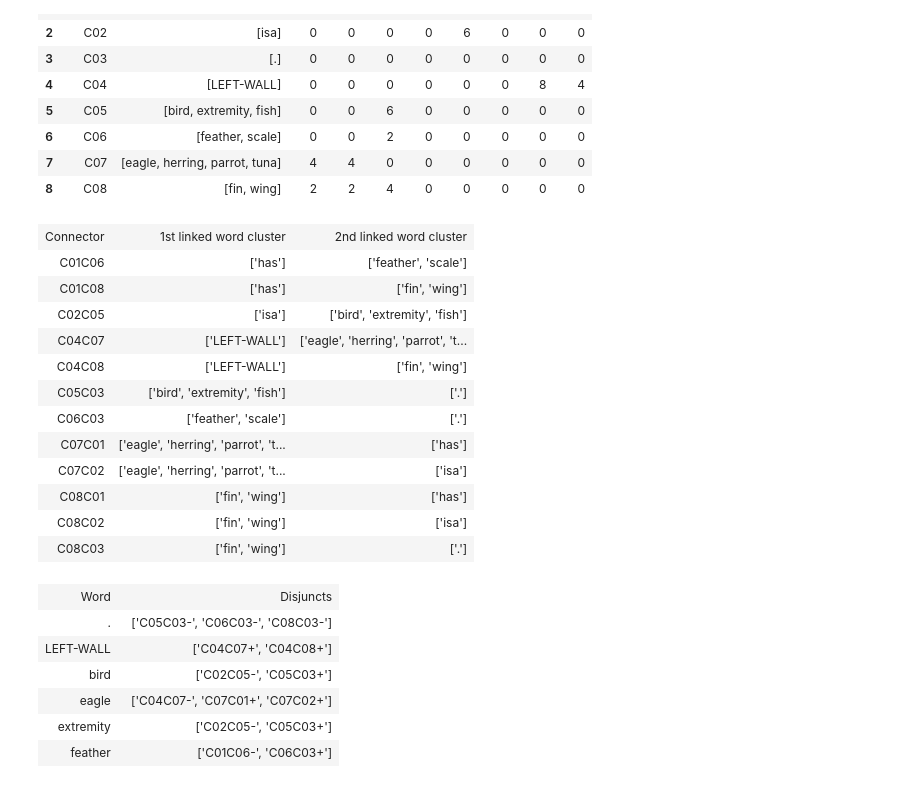
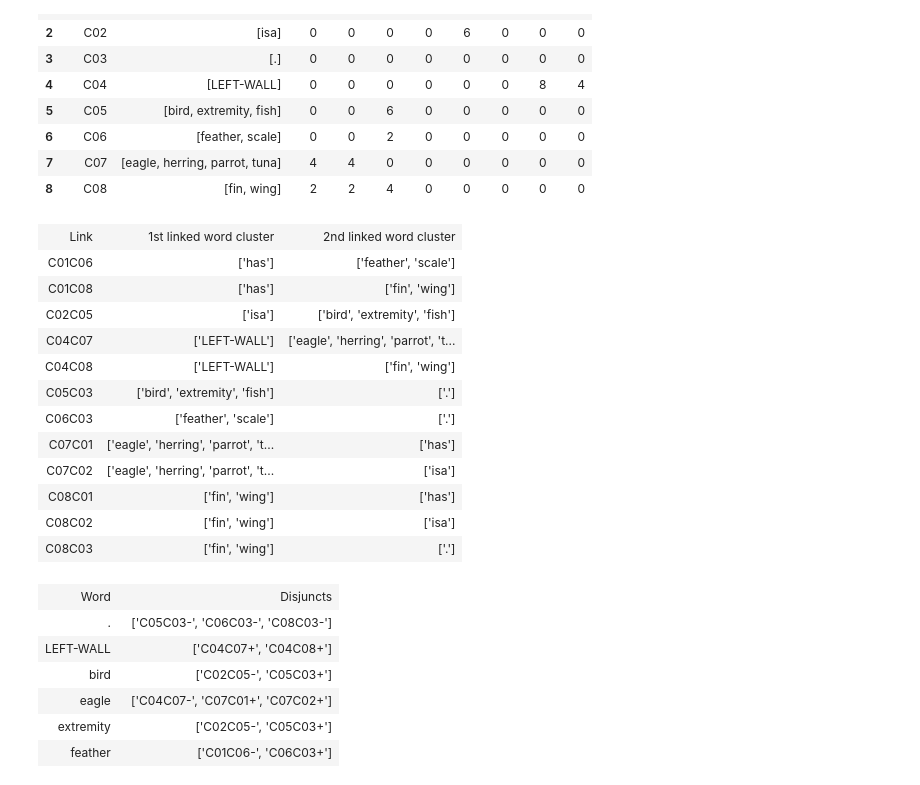
Before and after one commit to opencog/language-learning, a Jupyter notebook: notebooks/POC-Turtle-4-Grammar-Learning.ipynb, the cells around one changed output. Drawn from its saved outputs; the diff is of its cells as text; code cells hidden in the pictures.

Commit message:
POC-Turtle-4 update: learn Link Grammar rules analyzing word connectors
Update Link Grammar rules inference, test learned rules with Link Grammar parses (OK).

```diff
--- a/notebooks/POC-Turtle-4-Grammar-Learning.ipynb
+++ b/notebooks/POC-Turtle-4-Grammar-Learning.ipynb
@@ -28,10 +28,10 @@ print(UTC(), ':: module_path:', module_path)
 # %% [markdown]
 ## 4.1 Settings, parameters, data.
 # %%
-prj_dir = '../output/Turtle-4-2018-02-24/'  # project directory
+prj_dir = '../output/Turtle-4-2018-03-14/'  # project directory
 prefix = ''     # all project files will start with this prefix
 verbose = 'max' # printed comments: 'none', 'min', 'max'
-log = {'project': 'POC-Turtle-4: Grammar Learner'}
+log = {'project': 'POC-Turtle-4+: Grammar Learner update'}
 
 if not os.path.exists(prj_dir):
     os.makedirs(prj_dir)
@@ -248,0 +240,4 @@ connectors.tail(4)
+# %%
+from src.space.turtle import wps2links
+links = wps2links(wps, clusters)
+links.tail(4)
@@ -260,12 +261,12 @@ cluster_links_matrix(clusters, connectors)
 | 7 | C07 | [eagle, herring, parrot, tuna] | 4 | 4 | 0 | 0 | 0 | 0 | 0 | 0 |
 | 8 | C08 | [fin, wing] | 2 | 2 | 4 | 0 | 0 | 0 | 0 | 0 |
 # %%
-from src.clustering.turtle import cluster_connectors
-linked_clusters = cluster_connectors(clusters, connectors)
-display(html_table([['Connector', '1st linked word cluster', '2nd linked word cluster']] \
+from src.clustering.turtle import cluster_links
+linked_clusters = cluster_links(clusters, links)
+display(html_table([['Link', '1st linked word cluster', '2nd linked word cluster']] \
     + [[x[0]]+x[1] for x in list(linked_clusters.items())]))
 # %% [output]
-| Connector | 1st linked word cluster | 2nd linked word cluster |
+| Link | 1st linked word cluster | 2nd linked word cluster |
 | C01C06 | ['has'] | ['feather', 'scale'] |
 | C01C08 | ['has'] | ['fin', 'wing'] |
 | C02C05 | ['isa'] | ['bird', 'extremity', 'fish'] |
```
Also changed, not shown: parts of 34 cells of this notebook, 3 other files.
